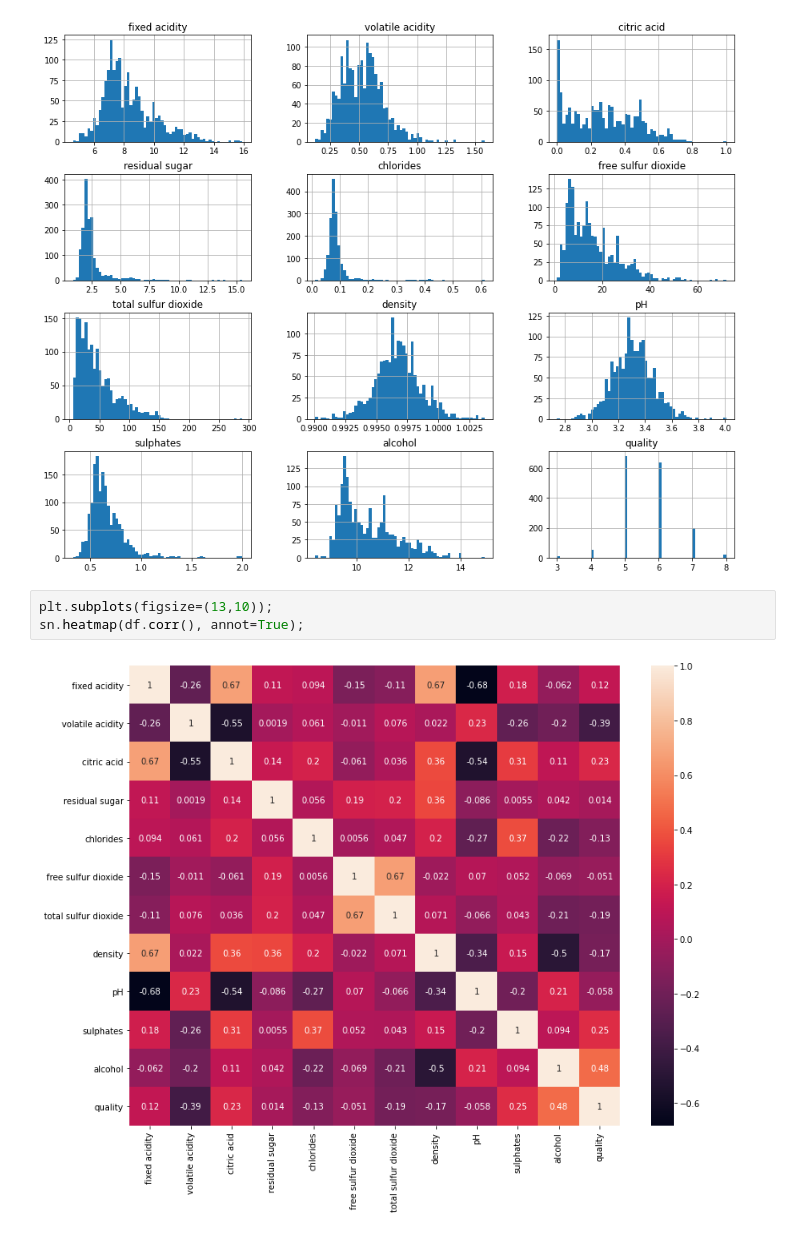
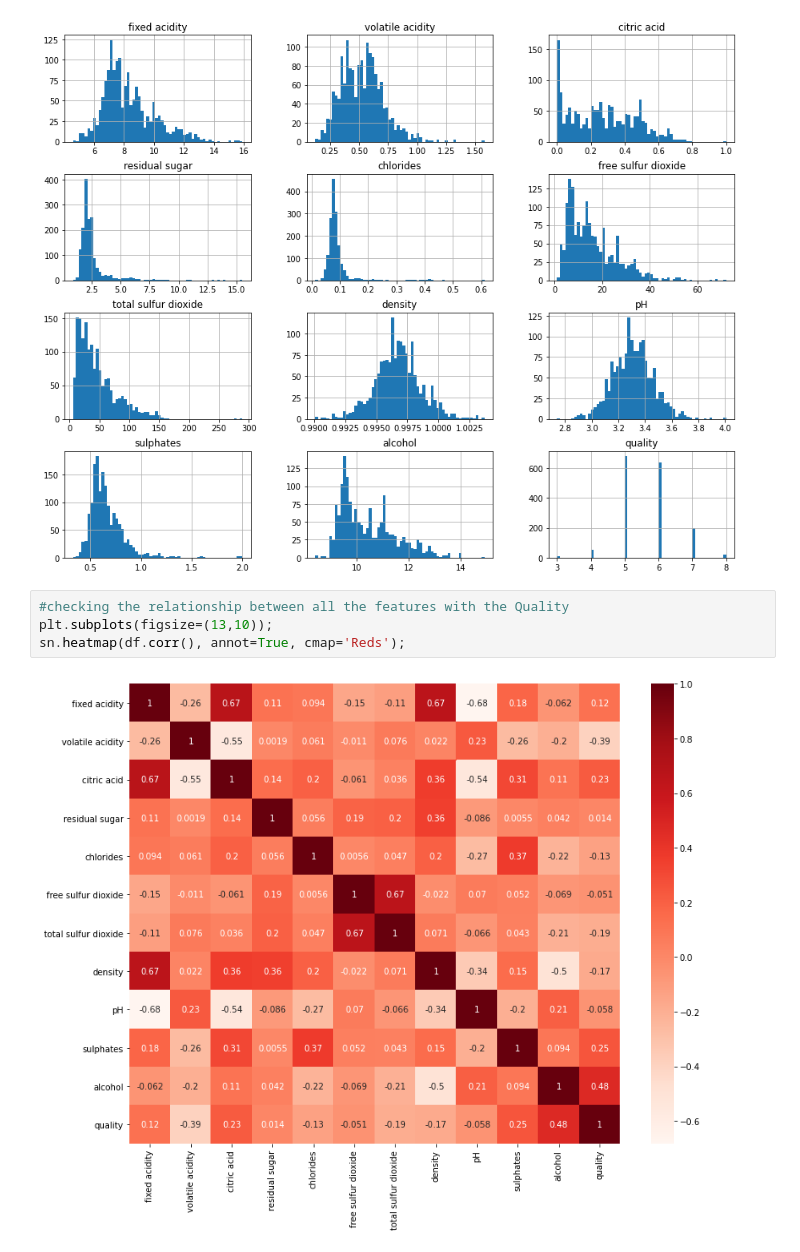
Before and after one commit to GalKoaz/Final-assignment, a Jupyter notebook: Regression.ipynb, the cells around one changed output. Drawn from its saved outputs; the diff is of its cells as text.

```diff
--- a/Regression.ipynb
+++ b/Regression.ipynb
@@ -99,7 +103,8 @@ df.hist(bins=60, figsize=(15,12));
 # %% [output]
 [figure]
 # %%
+#checking the relationship between all the features with the Quality
 plt.subplots(figsize=(13,10));
-sn.heatmap(df.corr(), annot=True);
+sn.heatmap(df.corr(), annot=True, cmap='Reds');
 # %% [output]
-[figure, old version]
+[figure, new version]
```
Also changed, not shown: parts of 7 cells of this notebook.
